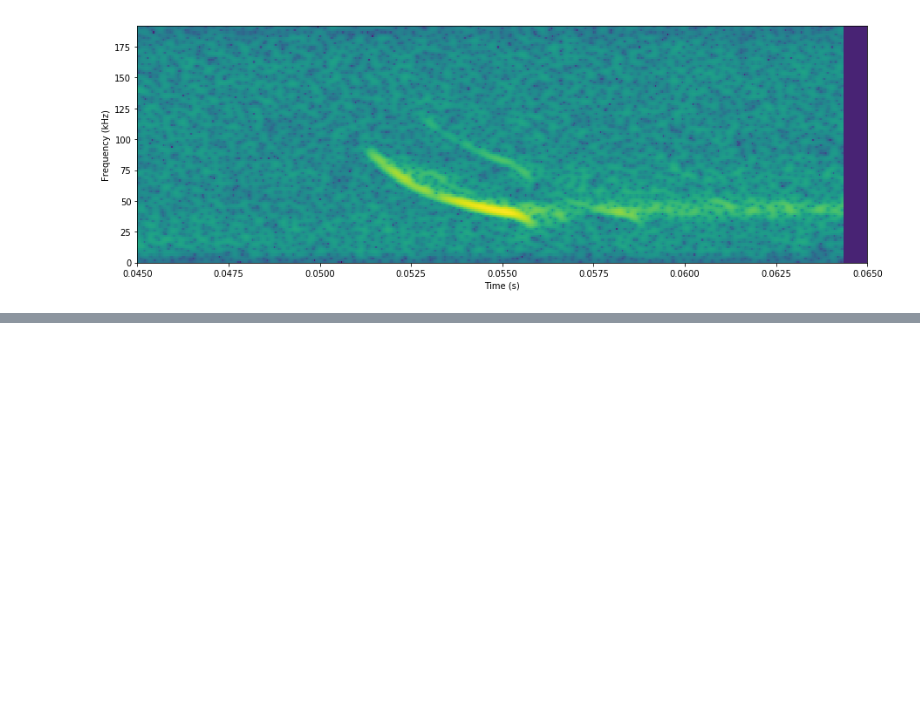
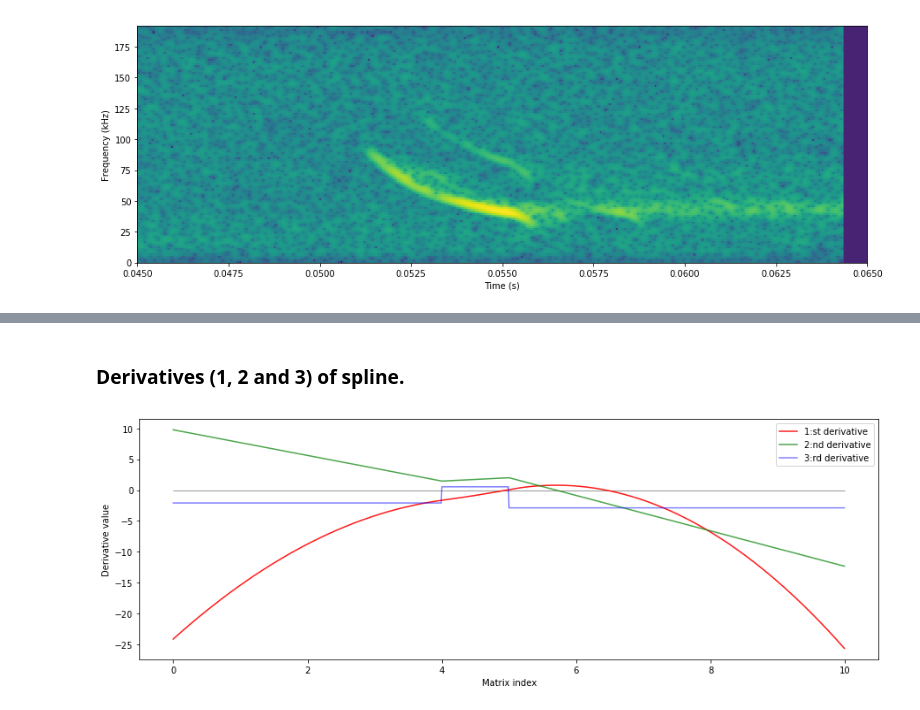
Before and after one commit to cloudedbats/cloudedbats_dsp, a Jupyter notebook: notebooks/dsp4bats_plot_spectrograms.ipynb, the cells around one changed output, grey strips where cells are left out. Drawn from its saved outputs; the diff is of its cells as text; code cells hidden in the pictures; blank space fills up the shorter version.

```diff
--- a/notebooks/dsp4bats_plot_spectrograms.ipynb
+++ b/notebooks/dsp4bats_plot_spectrograms.ipynb
@@ -137,0 +232,33 @@ plt.show()
+# %% [markdown]
+### Derivatives (1, 2 and 3) of spline.
+# %%
+
+derivative_x = np.arange(0, len(matrix), 0.01)
+
+# 1:st derivative from spline.
+derivative_1_spl_rep = scipy.interpolate.splder(spl_rep, n=1)
+derivative_1_y = scipy.interpolate.splev(derivative_x, derivative_1_spl_rep, der=0)
+# 2:nd derivative from spline.
+derivative_2_spl_rep = scipy.interpolate.splder(spl_rep, n=2)
+derivative_2_y = scipy.interpolate.splev(derivative_x, derivative_2_spl_rep, der=0)
+# 3:rd derivative from spline.
+derivative_3_spl_rep = scipy.interpolate.splder(spl_rep, n=3)
+derivative_3_y = scipy.interpolate.splev(derivative_x, derivative_3_spl_rep, der=0)
+
+f, ax = plt.subplots(figsize=(15, 5))
+
+ax.plot(derivative_x, derivative_1_y, c='r', alpha=0.9, label='1:st derivative')
+ax.plot(derivative_x, derivative_2_y, c='g', alpha=0.7, label='2:nd derivative')
+ax.plot(derivative_x, derivative_3_y, c='b', alpha=0.5, label='3:rd derivative')
+
+ax.hlines(y=0, xmin=0, xmax=len(matrix),
+          linewidth=0.5, alpha=0.8)
+ax.legend()
+
+ax.axis('tight')
+ax.set_ylabel('Derivative value')
+ax.set_xlabel('Matrix index')
+#
+plt.show()
+# %% [output]
+[figure, added]
```
Also changed, not shown: parts of 3 cells of this notebook.
